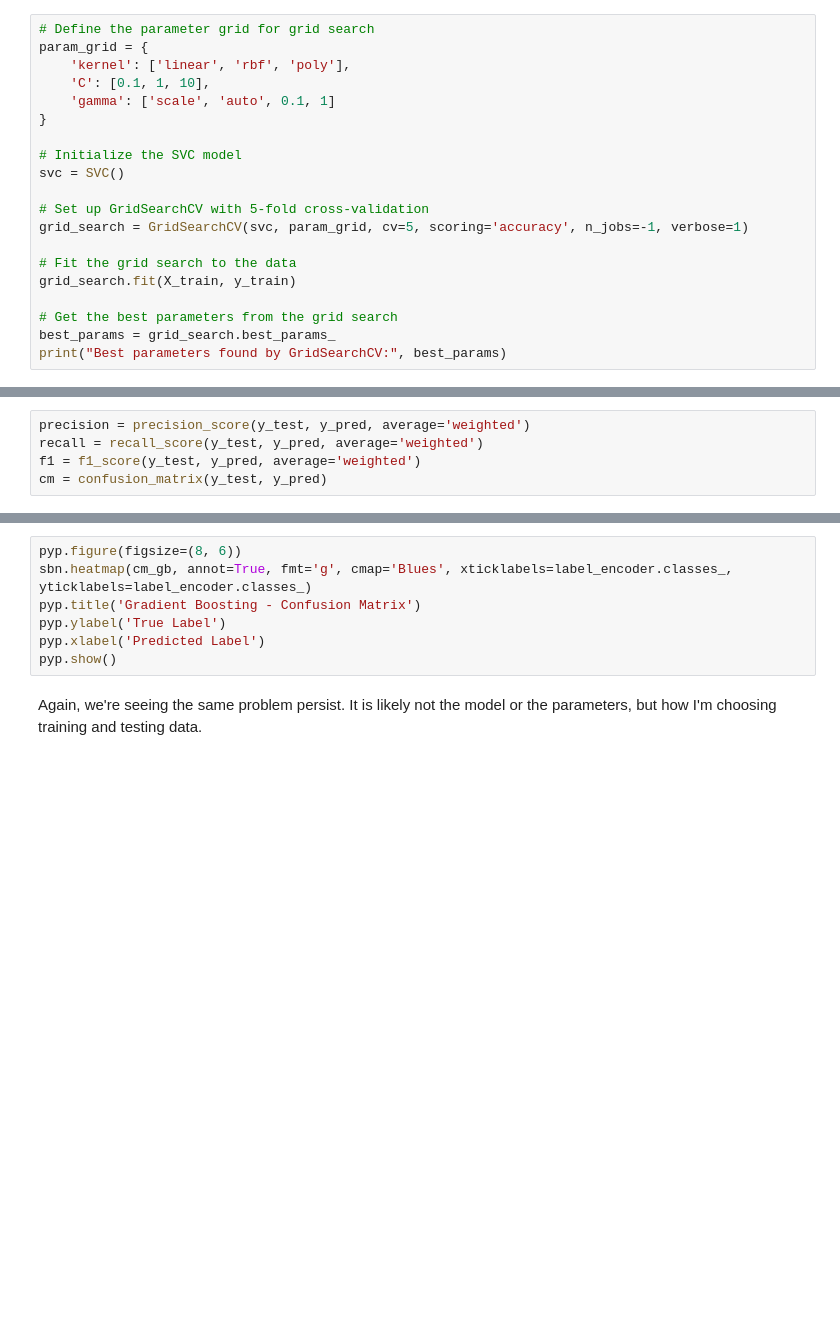
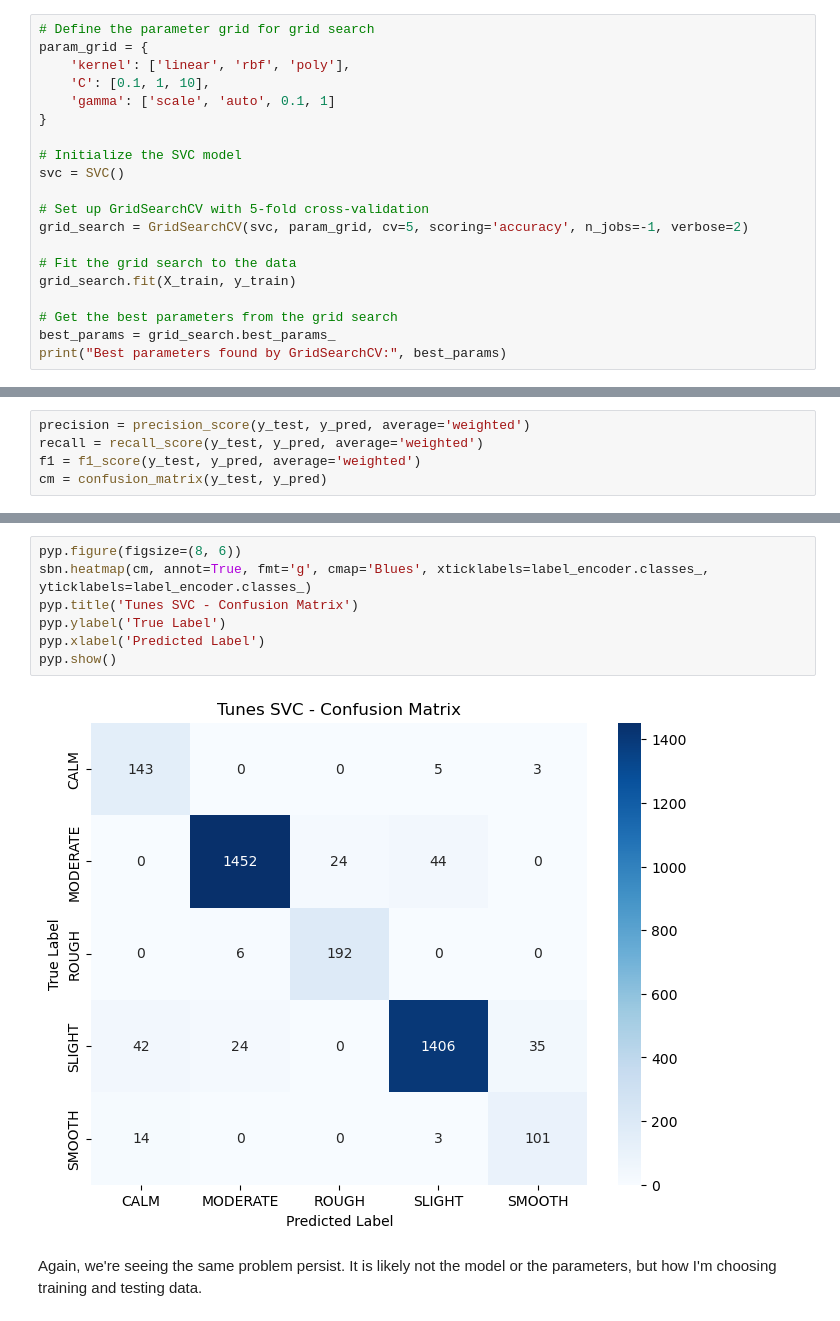
Before and after one commit to colinbeyers/GEOL558-submissions, a Jupyter notebook: module_3/module_3.ipynb, the cells around one changed output, grey strips where cells are left out. Saved outputs shown, nothing was run; the diff lists cells and outputs as text; blank space fills up the shorter version.

```diff
--- a/module_3/module_3.ipynb
+++ b/module_3/module_3.ipynb
@@ -455,7 +576,7 @@ param_grid = {
 svc = SVC()
 
 # Set up GridSearchCV with 5-fold cross-validation
-grid_search = GridSearchCV(svc, param_grid, cv=5, scoring='accuracy', n_jobs=-1, verbose=1)
+grid_search = GridSearchCV(svc, param_grid, cv=5, scoring='accuracy', n_jobs=-1, verbose=2)
 
 # Fit the grid search to the data
 grid_search.fit(X_train, y_train)
@@ -478,9 +621,11 @@ print("F1 Score (weighted):", f1)
 # %%
 pyp.figure(figsize=(8, 6))
-sbn.heatmap(cm_gb, annot=True, fmt='g', cmap='Blues', xticklabels=label_encoder.classes_, yticklabels=label_encoder.classes_)
-pyp.title('Gradient Boosting - Confusion Matrix')
+sbn.heatmap(cm, annot=True, fmt='g', cmap='Blues', xticklabels=label_encoder.classes_, yticklabels=label_encoder.classes_)
+pyp.title('Tunes SVC - Confusion Matrix')
 pyp.ylabel('True Label')
 pyp.xlabel('Predicted Label')
 pyp.show()
+# %% [output]
+[figure, added]
 # %% [markdown]
 Again, we're seeing the same problem persist. It is likely not the model or the parameters, but how I'm choosing training and testing data.
```
Also changed, not shown: parts of 52 cells of this notebook.
